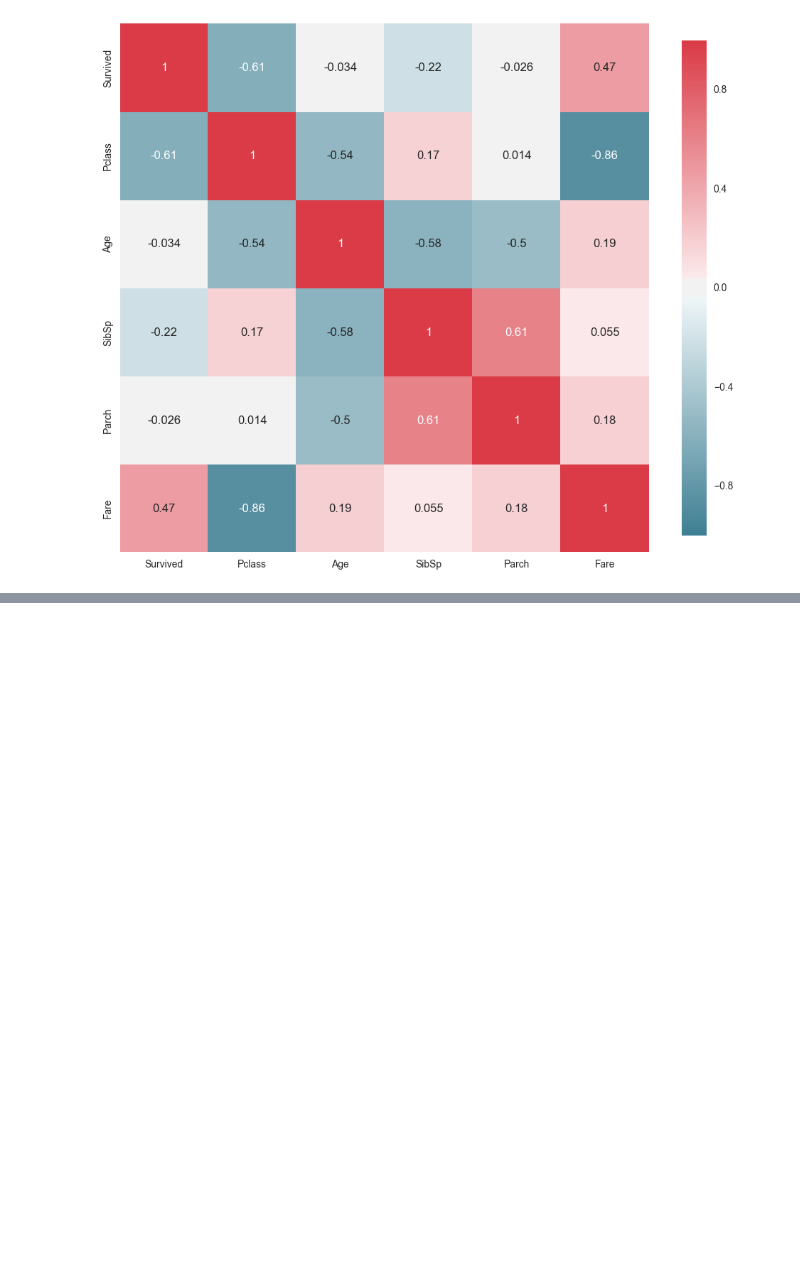
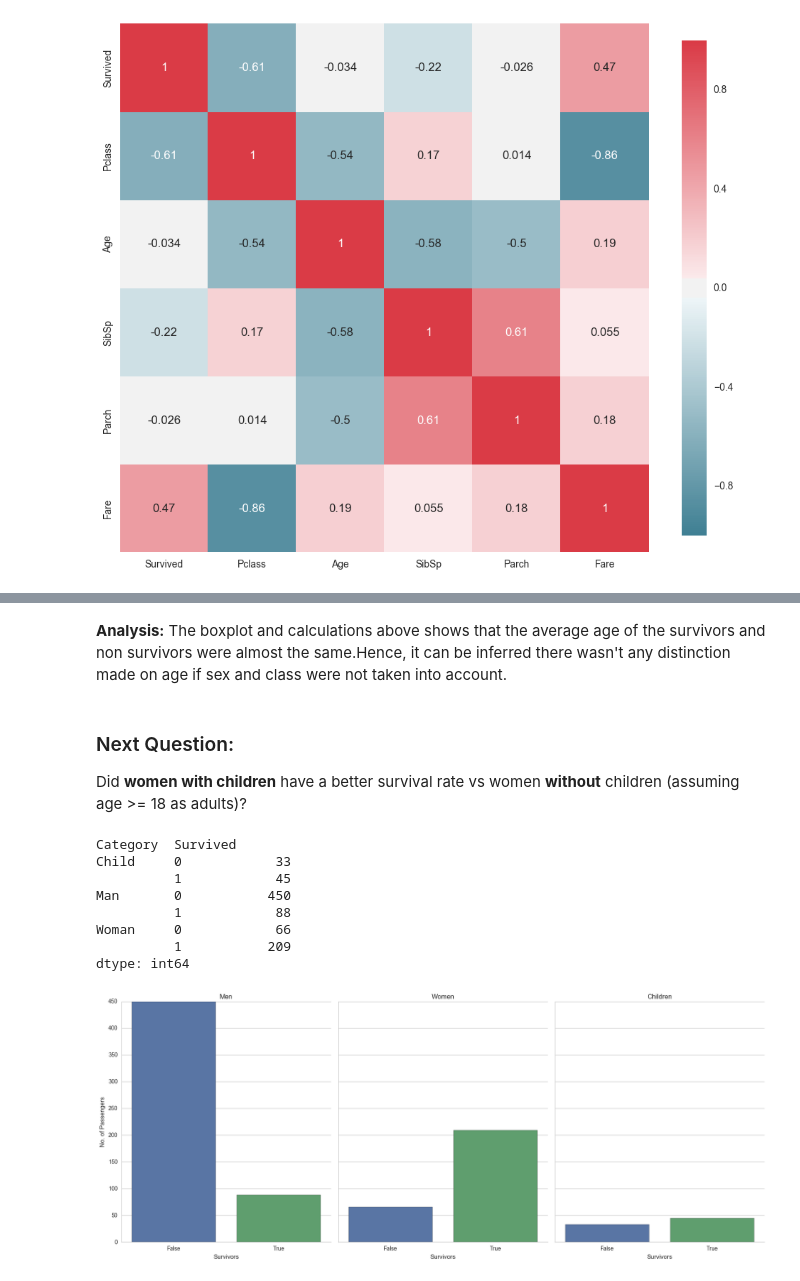
Before and after one commit to yepterence/Project5, a Jupyter notebook: Data_analysis_Titanic-checkpoint.ipynb, the cells around one changed output, grey strips where cells are left out. Saved outputs shown, nothing was run; the diff lists cells and outputs as text; code cells hidden in the pictures; blank space fills up the shorter version.

```diff
--- a/Data_analysis_Titanic-checkpoint.ipynb
+++ b/Data_analysis_Titanic-checkpoint.ipynb
@@ -306,0 +417,49 @@ mean_age_died = titanic_data_age_cleaned[titanic_data_age_cleaned['Survived'] ==
+# %% [markdown]
+<b>Analysis:</b>
+The boxplot and calculations above shows that the average age of the survivors and non survivors were almost the same.Hence, it can be inferred there wasn't any distinction made on age if sex and class were not taken into account.
+# %% [markdown]
+ <h3>Next Question:</h3>
+ <p>
+ Did <b>women with children</b> have a better survival rate vs women <b>without</b> children (assuming age >= 18 as adults)?
+ </p>
+# %%
+# Create Cateogry column and categorize people
+titanic_without_nan.loc[
+    ( (titanic_without_nan['Sex'] == 'female') &
+    (titanic_without_nan['Age'] >= 15) ),
+    'Category'] = 'Woman'
+
+titanic_without_nan.loc[
+    ( (titanic_without_nan['Sex'] == 'male') &
+    (titanic_without_nan['Age'] >= 15) ),
+    'Category'] = 'Man'
+
+titanic_without_nan.loc[
+    (titanic_without_nan['Age'] < 15),
+    'Category'] = 'Child'
+
+# Get the totals grouped by Men, Women and Children, and by survival
+print titanic_without_nan.groupby(['Category','Survived']).size()
+
+# Graph - Compare survival count between Men, Women and Children
+# g = graph_count_plotter(titanic_without_nan,'Survived','Category','Sex')
+g = sns.factorplot('Survived', col='Category', data=titanic_without_nan, kind='count', size=7, aspect=.8)
+
+# Fix up the labels
+(g.set_axis_labels('Survivors', 'No. of Passengers')
+    .set_xticklabels(['False', 'True'])
+)
+
+titles = ['Men', 'Women', 'Children']
+for ax, title in zip(g.axes.flat, titles):
+    ax.set_title(title)
+# %% [output]
+Category  Survived
+Child     0            33
+          1            45
+Man       0           450
+          1            88
+Woman     0            66
+          1           209
+dtype: int64
+[figure, added]
```
Also changed, not shown: parts of 42 cells of this notebook.
